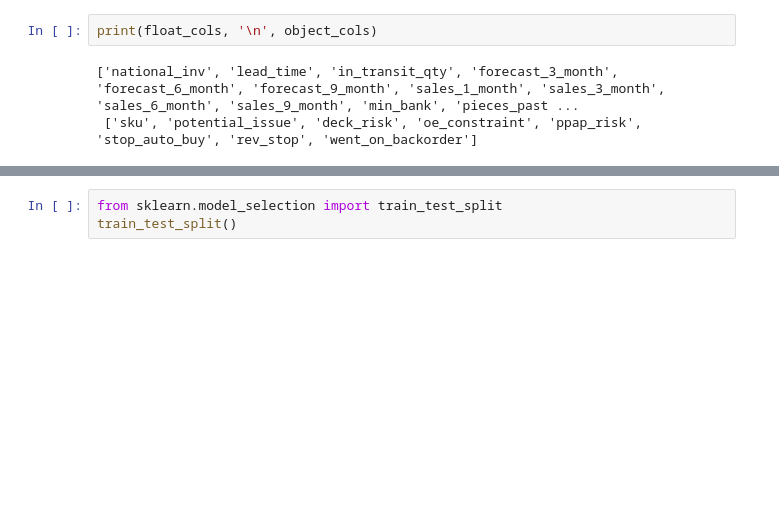
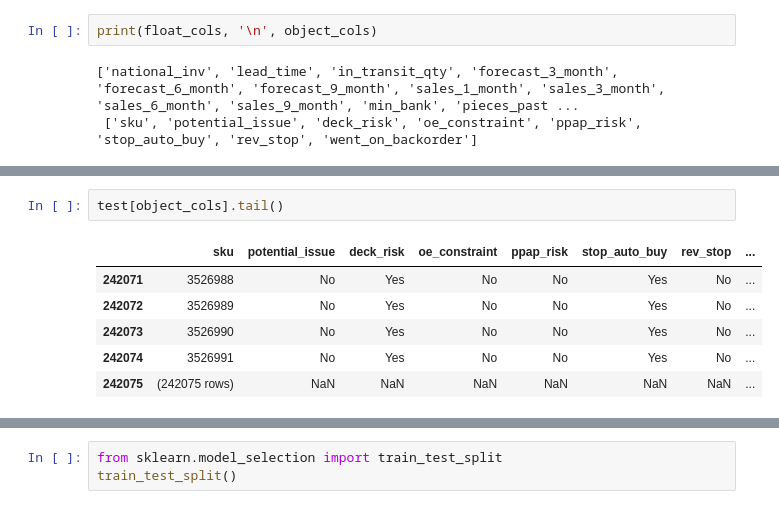
Before and after one commit to BenedictusAryo/classification_backorderPrediction_project, a Jupyter notebook: eda_BackorderPrediction_ver02.ipynb, the cells around one changed output, grey strips where cells are left out. Drawn from its saved outputs; the diff is of its cells as text; blank space fills up the shorter version.

```diff
--- a/eda_BackorderPrediction_ver02.ipynb
+++ b/eda_BackorderPrediction_ver02.ipynb
@@ -217,0 +298,9 @@ LabelEncoder()
+# %%
+test[object_cols].tail()
+# %% [output]
+|  | sku | potential_issue | deck_risk | oe_constraint | ppap_risk | stop_auto_buy | rev_stop | ... |
+| 242071 | 3526988 | No | Yes | No | No | Yes | No | ... |
+| 242072 | 3526989 | No | Yes | No | No | Yes | No | ... |
+| 242073 | 3526990 | No | Yes | No | No | Yes | No | ... |
+| 242074 | 3526991 | No | Yes | No | No | Yes | No | ... |
+| 242075 | (242075 rows) | NaN | NaN | NaN | NaN | NaN | NaN | ... |
```
Also changed, not shown: parts of 18 cells of this notebook.
